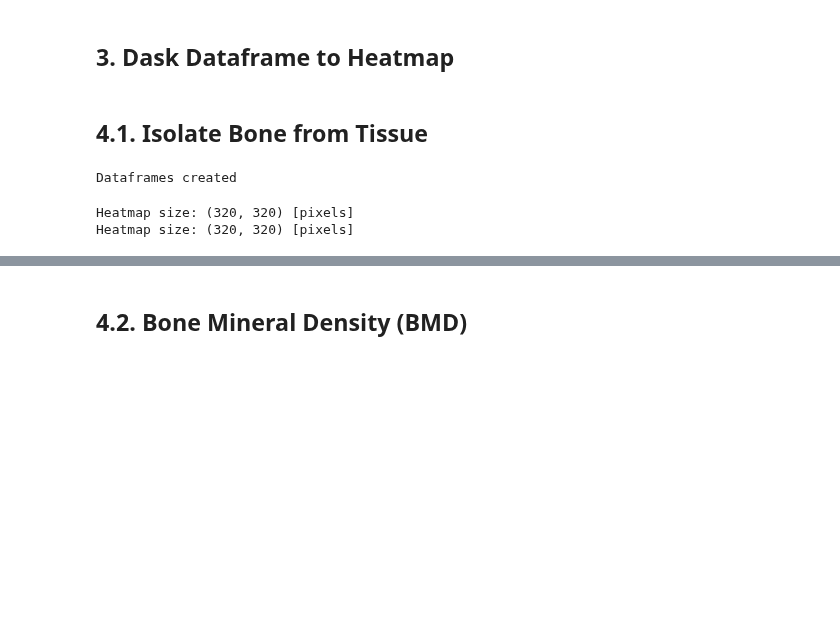
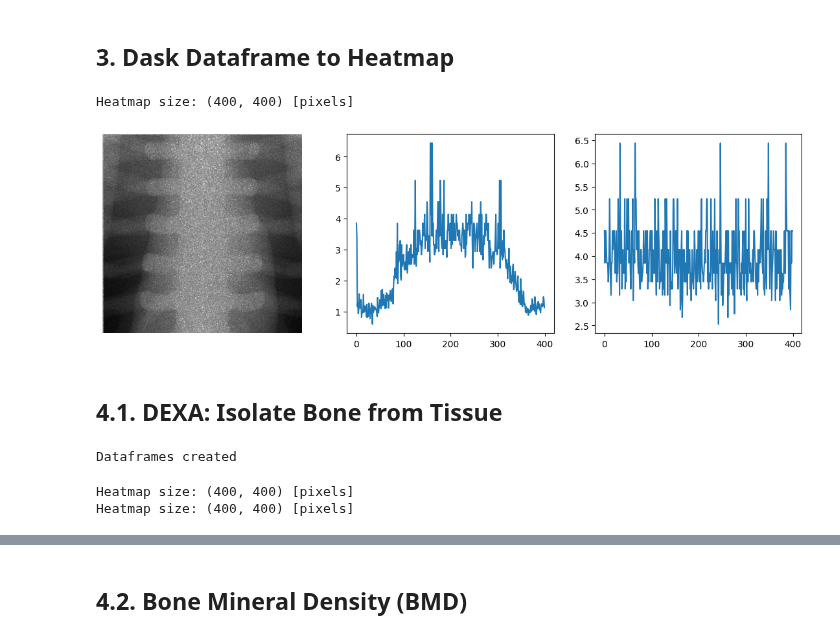
Before and after one commit to miguelcomett/G4_IFI-Team_2024, a Jupyter notebook: MedX_Engine/Radiography_Processing.ipynb, the cells around one changed output, grey strips where cells are left out. Cells and saved outputs as stored; diff of their text form; code cells hidden in the pictures; blank space fills up the shorter version.

```diff
--- a/MedX_Engine/Radiography_Processing.ipynb
+++ b/MedX_Engine/Radiography_Processing.ipynb
@@ -14,29 +14,36 @@ RadLib.MergeRoots_Parallel(directory, starts_with, output_name) # Merge con para
 # %%
 import Radiography_Library as RadLib
 
-directory = 'BUILD/ROOT/'
-root_name_starts = "Rad_40_600"
+directory = '/Users/miguelcomett/geant4-v11.2.2_2/ESTANCIA/'
+root_name_starts = "new_150"
 
 tree_name = "Photons"
 x_branch  = "X_axis"
 y_branch  = "Y_axis"
 
+# tree_name = "Hits"
+# x_branch  = "x_ax"
+# y_branch  = "y_ax"
+
 x_data, y_data = RadLib.Root_to_Dask(directory, root_name_starts, tree_name, x_branch, y_branch)
 # %% [markdown]
 ## 3. Dask Dataframe to Heatmap
 # %%
 import Radiography_Library as RadLib
 
-size = 250
+size = 100
 log_factor = 0.3
 
 x_shift = 0
 y_shift = 0
 
 save_as = ''
 htmp_array, xlim, ylim = RadLib.Heatmap_from_Dask(x_data, y_data, size, log_factor, x_shift, y_shift, save_as)
+# %% [output]
+Heatmap size: (400, 400) [pixels]
+[figure, added]
 # %% [markdown]
-## 4.1. Isolate Bone from Tissue
+## 4.1. DEXA: Isolate Bone from Tissue
 # %%
 # LOAD ROOTS
 
@@ -57,10 +68,10 @@ Dataframes created
 
 import matplotlib.pyplot as plt
 
-x_shift = -18
-y_shift = -18
+x_shift = 0
+y_shift = 0
 
-size = 80
+size = 100
 log_factor = 0.1
 
 low_energy_img, xlim, ylim  = RadLib.Heatmap_from_Dask(x_1, y_1, size, log_factor, x_shift, y_shift, '')
@@ -71,8 +82,8 @@ high_energy_img, xlim, ylim = RadLib.Heatmap_from_Dask(x_2, y_2, size, log_facto
 
 plt.close(); plt.close()
 # %% [output]
-Heatmap size: (320, 320) [pixels]
-Heatmap size: (320, 320) [pixels]
+Heatmap size: (400, 400) [pixels]
+Heatmap size: (400, 400) [pixels]
 # %%
 # PLOT HEATMAPS
 
```
Also changed, not shown: parts of 3 cells of this notebook, 1 other file.
